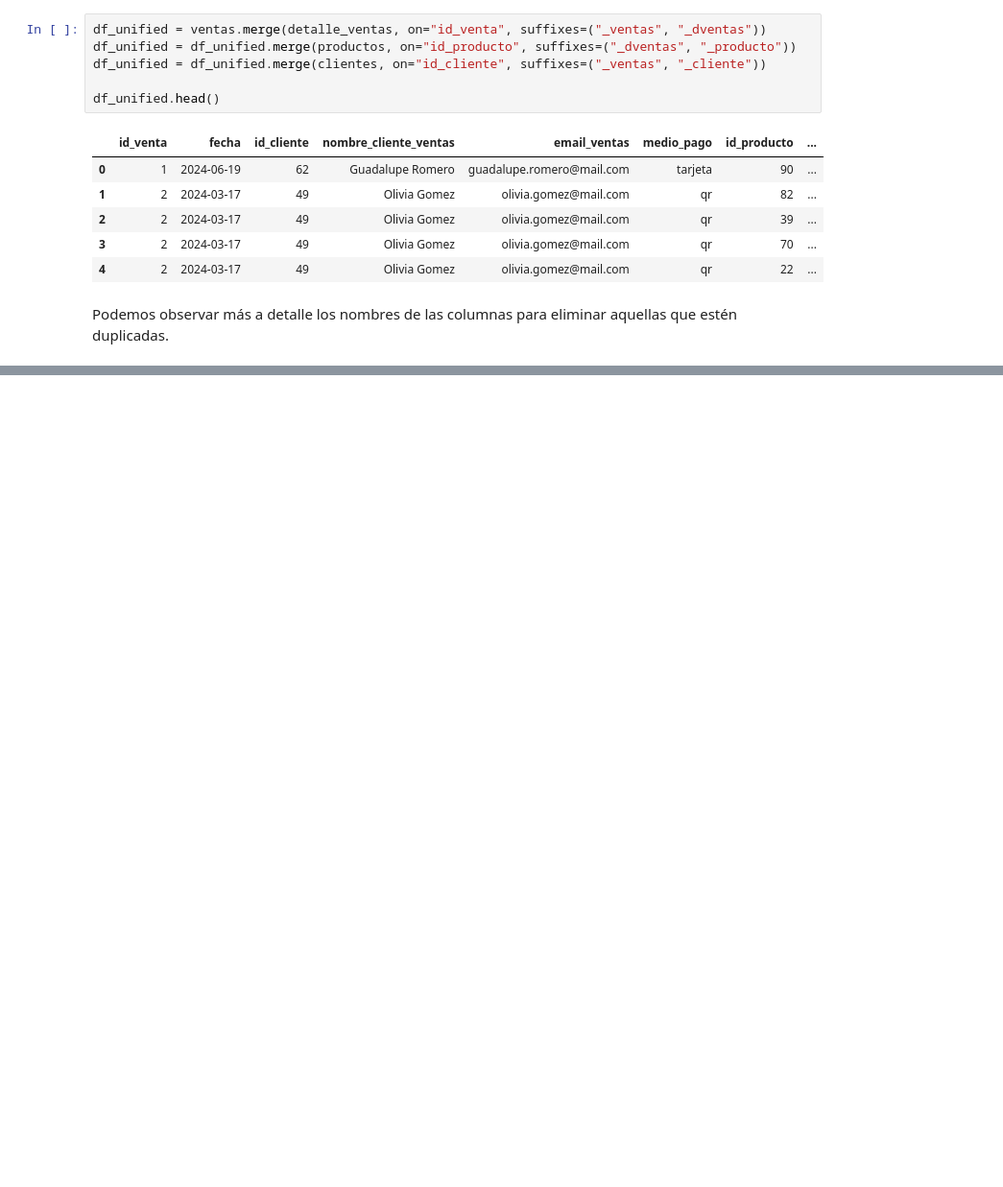
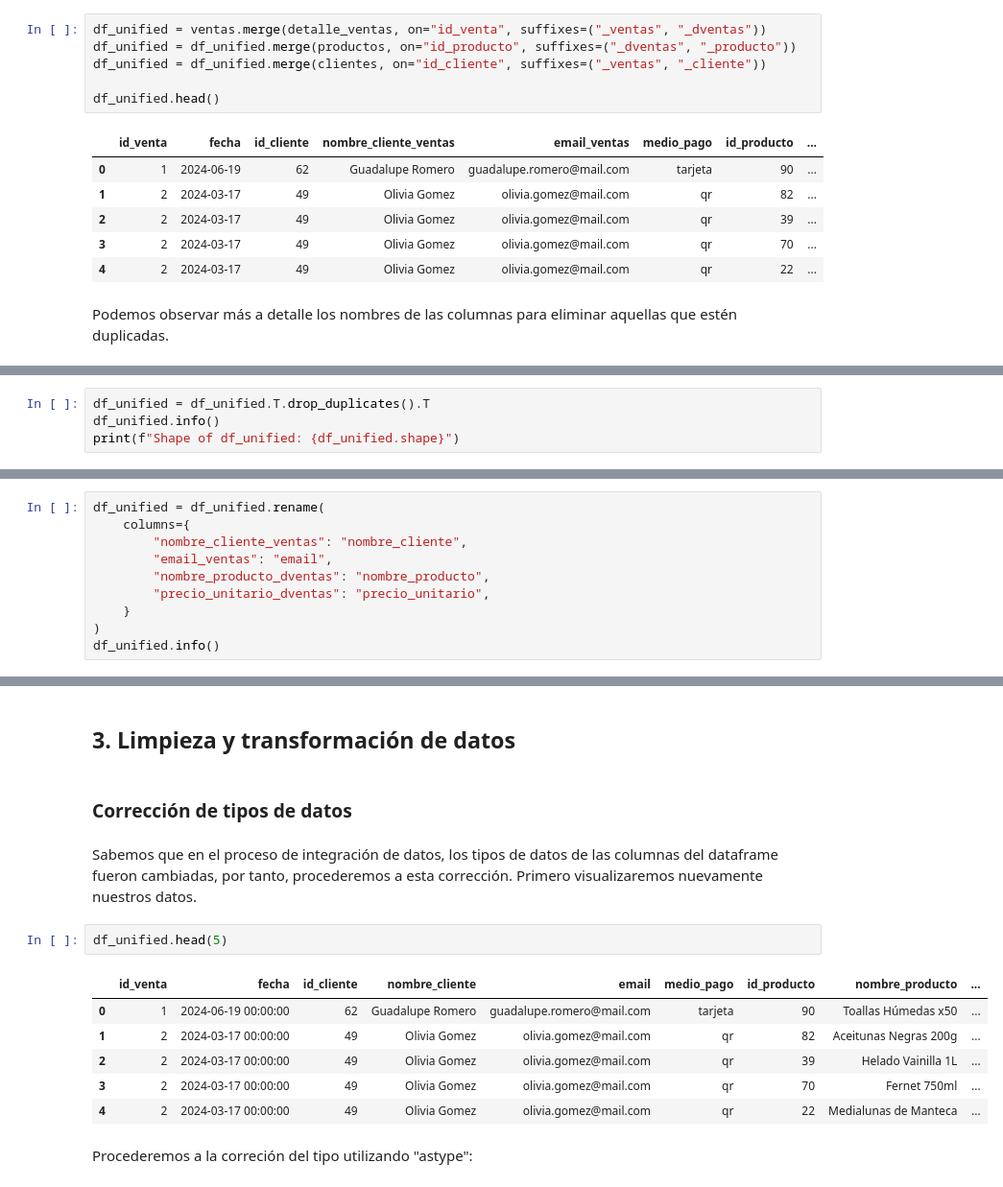
Before and after one commit to MartinOtamendiT/Aurelion, a Jupyter notebook: estadistico.ipynb, the cells around one changed output, grey strips where cells are left out. Shown at 96% size. Drawn from its saved outputs; the diff is of its cells as text; blank space fills up the shorter version.

```diff
--- a/estadistico.ipynb
+++ b/estadistico.ipynb
@@ -157,0 +191,4 @@ df_unified.describe(include='all')
+# %%
+df_unified = df_unified.T.drop_duplicates().T
+df_unified.info()
+print(f"Shape of df_unified: {df_unified.shape}")
@@ -157,0 +215,10 @@ df_unified.describe(include='all')
+# %%
+df_unified = df_unified.rename(
+    columns={
+        "nombre_cliente_ventas": "nombre_cliente",
+        "email_ventas": "email",
+        "nombre_producto_dventas": "nombre_producto",
+        "precio_unitario_dventas": "precio_unitario",
+    }
+)
+df_unified.info()
@@ -157,0 +253,17 @@ df_unified.describe(include='all')
+# %% [markdown]
+## 3. Limpieza y transformación de datos
+# %% [markdown]
+### Corrección de tipos de datos
+# %% [markdown]
+Sabemos que en el proceso de integración de datos, los tipos de datos de las columnas del dataframe fueron cambiadas, por tanto, procederemos a esta corrección. Primero visualizaremos nuevamente nuestros datos.
+# %%
+df_unified.head(5)
+# %% [output]
+|  | id_venta | fecha | id_cliente | nombre_cliente | email | medio_pago | id_producto | nombre_producto | ... |
+| 0 | 1 | 2024-06-19 00:00:00 | 62 | Guadalupe Romero | guadalupe.romero@mail.com | tarjeta | 90 | Toallas Húmedas x50 | ... |
+| 1 | 2 | 2024-03-17 00:00:00 | 49 | Olivia Gomez | olivia.gomez@mail.com | qr | 82 | Aceitunas Negras 200g | ... |
+| 2 | 2 | 2024-03-17 00:00:00 | 49 | Olivia Gomez | olivia.gomez@mail.com | qr | 39 | Helado Vainilla 1L | ... |
+| 3 | 2 | 2024-03-17 00:00:00 | 49 | Olivia Gomez | olivia.gomez@mail.com | qr | 70 | Fernet 750ml | ... |
+| 4 | 2 | 2024-03-17 00:00:00 | 49 | Olivia Gomez | olivia.gomez@mail.com | qr | 22 | Medialunas de Manteca | ... |
+# %% [markdown]
+Procederemos a la correción del tipo utilizando "astype":
```
Also changed, not shown: parts of 38 cells of this notebook.
